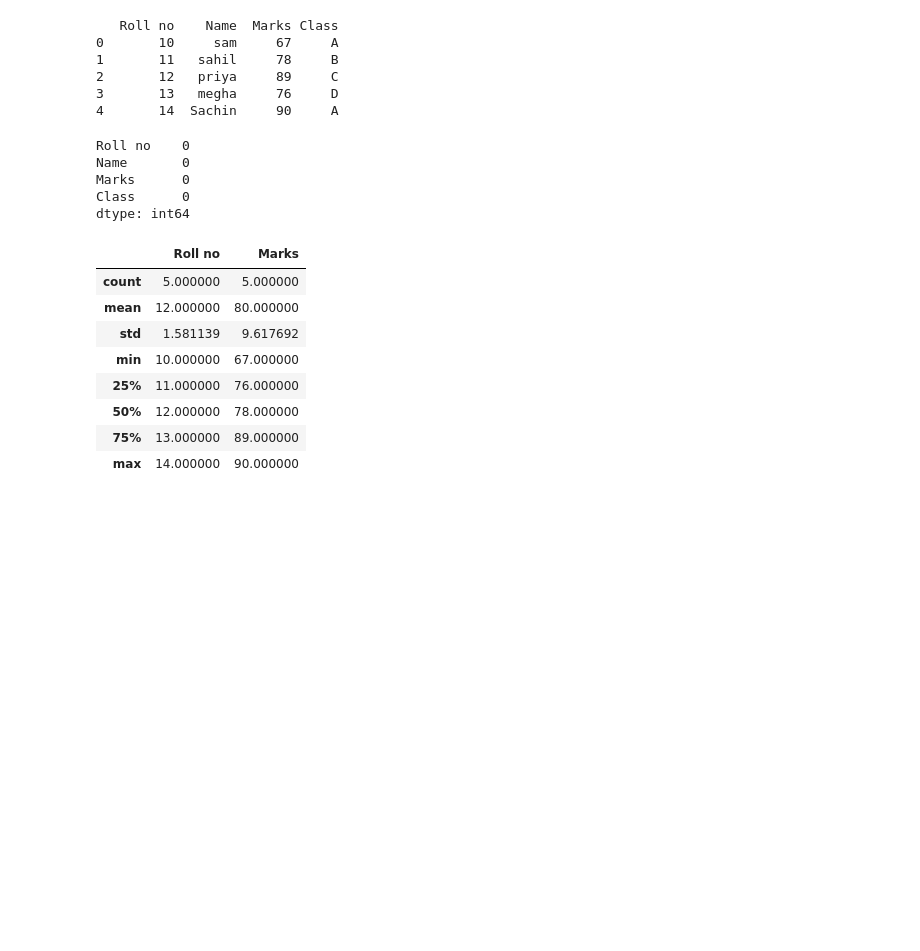
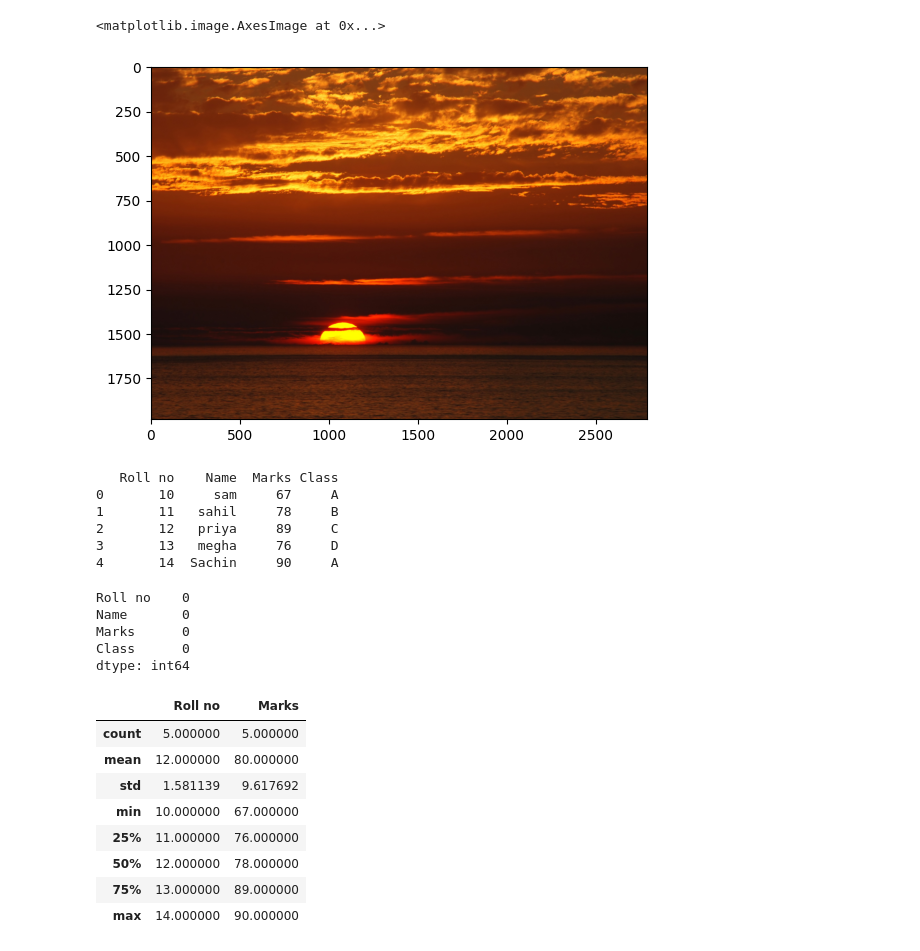
Before and after one commit to jaiss69/datavisual69, a Jupyter notebook: datasciprctl7.ipynb, the cells around one changed output. Drawn from its saved outputs; the diff is of its cells as text; code cells hidden in the pictures; blank space fills up the shorter version.

```diff
--- a/datasciprctl7.ipynb
+++ b/datasciprctl7.ipynb
@@ -3,3 +24,11 @@
+# %%
+import matplotlib.pyplot as plt
+import matplotlib.image as mping
+img=mping.imread('/content/sunset.jpg')
+plt.imshow(img)
+# %% [output]
+<matplotlib.image.AxesImage at 0x...>
+[figure, added]
 # %%
 import pandas as pd
 data=pd.DataFrame({"Roll no":[10,11,12,13,14],"Name":["sam","sahil","priya","megha","Sachin"],"Marks":[67,78,89,76,90],"Class":["A","B","C","D","A"]})
```
Also changed, not shown: parts of 5 cells of this notebook.
